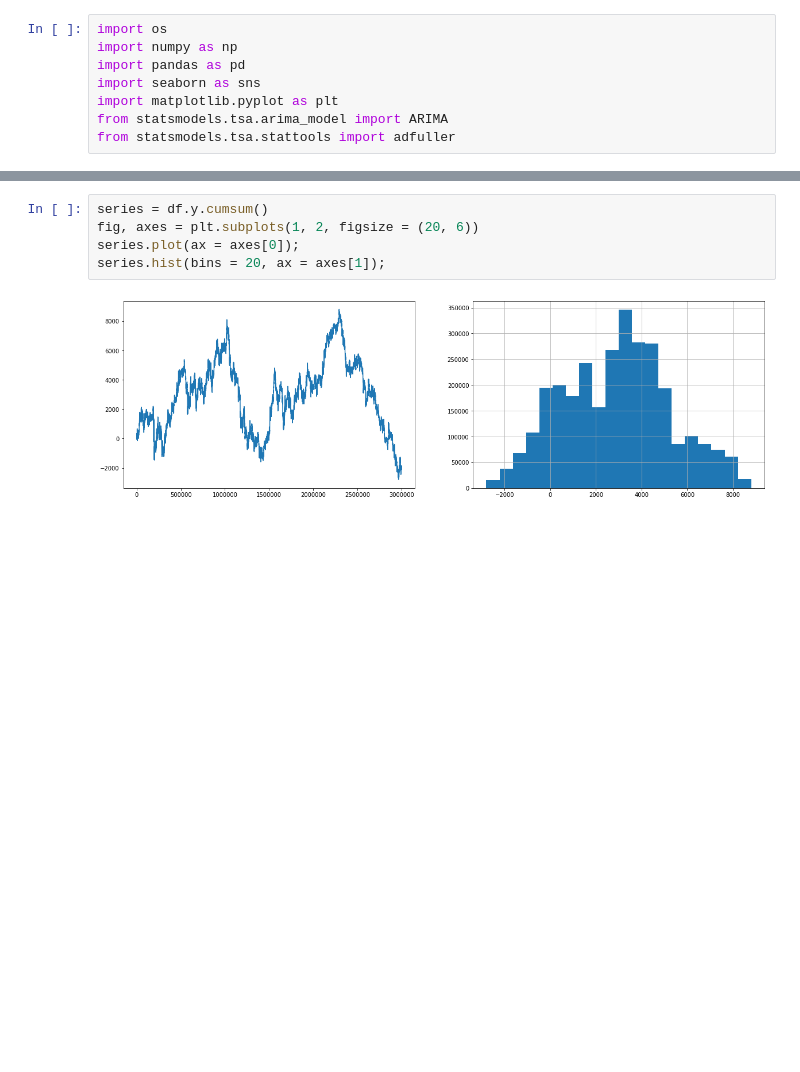
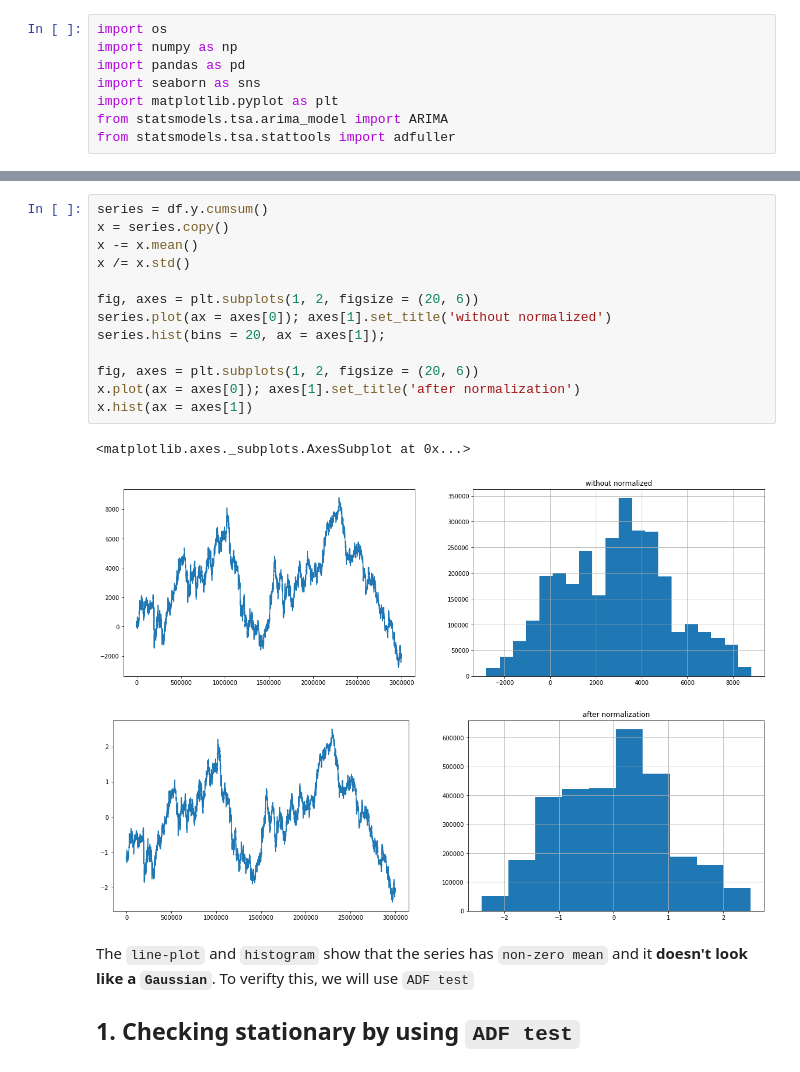
Before and after one commit to NhanDoV/Kaggle-6-first-projects, a Jupyter notebook: Time_series/XTX Challenge/XTX_challenge only using (S)ARIMA model.ipynb, the cells around one changed output, grey strips where cells are left out. Saved outputs shown, nothing was run; the diff lists cells and outputs as text; blank space fills up the shorter version.

Commit message:
try using ARIMA & SARIMA models

```diff
--- a/Time_series/XTX Challenge/XTX_challenge only using (S)ARIMA model.ipynb
+++ b/Time_series/XTX Challenge/XTX_challenge only using (S)ARIMA model.ipynb
@@ -28,8 +39,22 @@ Wall time: 19.3 s
 10 rows × 61 columns
 # %%
 series = df.y.cumsum()
+x = series.copy()
+x -= x.mean()
+x /= x.std()
+
 fig, axes = plt.subplots(1, 2, figsize = (20, 6))
-series.plot(ax = axes[0]);
+series.plot(ax = axes[0]); axes[1].set_title('without normalized')
 series.hist(bins = 20, ax = axes[1]);
+
+fig, axes = plt.subplots(1, 2, figsize = (20, 6))
+x.plot(ax = axes[0]); axes[1].set_title('after normalization')
+x.hist(ax = axes[1])
 # %% [output]
+<matplotlib.axes._subplots.AxesSubplot at 0x...>
-[figure, old version]
+[figure, new version]
+[figure, added]
+# %% [markdown]
+The `line-plot` and `histogram` show that the series has `non-zero mean` and it **doesn't look like a `Gaussian`**. To verifty this, we will use `ADF test`
+
+## 1. Checking stationary by using `ADF test`
```
Also changed, not shown: parts of 36 cells of this notebook.
